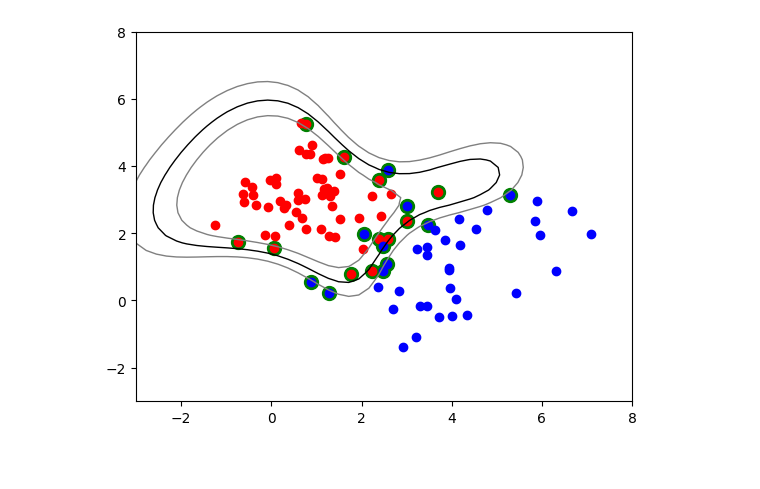
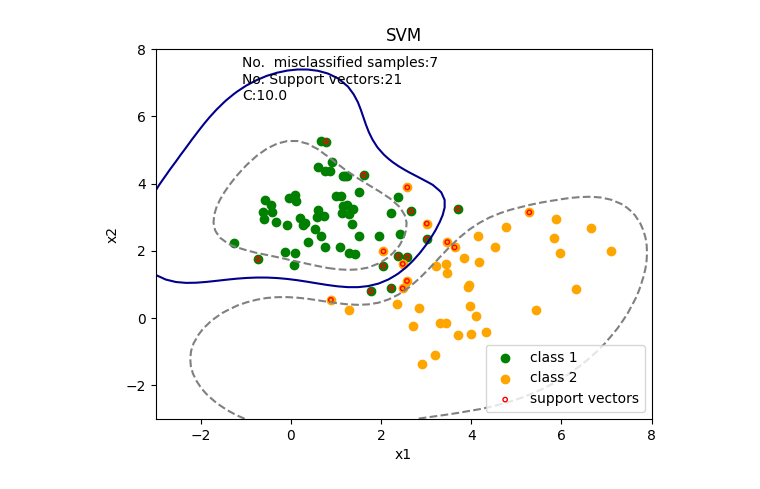
Before and after one commit to Alx-nder/ConvexOptimization_SupportVectorMachine, a Jupyter notebook: Radial basis function (non-linear separator)/test.ipynb, the cells around one changed output. Drawn from its saved outputs; the diff is of its cells as text; code cells hidden in the pictures; blank space fills up the shorter version.

Commit message:
pyplot annotate

```diff
--- a/Radial basis function (non-linear separator)/test.ipynb
+++ b/Radial basis function (non-linear separator)/test.ipynb
@@ -11,7 +11,7 @@ def gaussian_kernel(x, y, sigma=1.75):
 
 class SVM(object):
 
-    def __init__(self, kernel=gaussian_kernel, C=100.0):
+    def __init__(self, kernel=gaussian_kernel, C=10.0):
         self.kernel = kernel
         self.C = C
 
@@ -31,7 +31,6 @@ class SVM(object):
         A = cvxopt.matrix(y.reshape(1,-1)*1.0)
         b = cvxopt.matrix(0.0)
 
-
         # solve QP problem
         solution = cvxopt.solvers.qp(P, q, G, h, A, b)
 
@@ -44,8 +43,6 @@ class SVM(object):
         self.lambdas = lambdas[sv]
         self.sv = X[sv]
         self.sv_y = y[sv]
-
-        print("%d support vectors out of %d points" % (len(self.lambdas), n_samples))
 
         # Offset
         self.b = 0
@@ -79,7 +76,6 @@ if __name__ == "__main__":
         df=df.set_axis(['x1', 'x2', 'class'], axis='columns')
         c1=df.where(df['class']==1).dropna()[['x1','x2']].values
         c2=df.where(df['class']==-1).dropna()[['x1','x2']].values
-        X=df[['x1','x2']].values
         y=df[['class']].values
         return c1, y[:len(c1)], c2, y[len(c1):]
 
@@ -93,47 +89,29 @@ if __name__ == "__main__":
         y_test = np.hstack((y1.flatten(), y2.flatten()))
         return X_test, y_test
 
-    def plot_margin(X1_train, X2_train, clf):
-        def f(x, w, b, c=0):
-            # given x, return y such that [x,y] in on the line
-            # w.x + b = c
-            return (-w[0] * x - b + c) / w[1]
-
-        plt.plot(X1_train[:,0], X1_train[:,1], "ro")
-        plt.plot(X2_train[:,0], X2_train[:,1], "bo")
-        plt.scatter(clf.sv[:,0], clf.sv[:,1], s=100, c="g")
-
-        # w.x + b = 0
-        a0 = -4; a1 = f(a0, clf.w, clf.b)
-        b0 = 4; b1 = f(b0, clf.w, clf.b)
-        plt.plot([a0,b0], [a1,b1], "k")
-
-        # w.x + b = 1
-        a0 = -4; a1 = f(a0, clf.w, clf.b, 1)
-        b0 = 4; b1 = f(b0, clf.w, clf.b, 1)
-        plt.plot([a0,b0], [a1,b1], "k--")
-
-        # w.x + b = -1
-        a0 = -4; a1 = f(a0, clf.w, clf.b, -1)
-        b0 = 4; b1 = f(b0, clf.w, clf.b, -1)
-        plt.plot([a0,b0], [a1,b1], "k--")
-
-        plt.axis("tight")
-        plt.show()
 
     def plot_contour(X1_train, X2_train, clf):
-        plt.plot(X1_train[:,0], X1_train[:,1], "ro")
-        plt.plot(X2_train[:,0], X2_train[:,1], "bo")
-        plt.scatter(clf.sv[:,0], clf.sv[:,1], s=100, c="g")
+
+        plt.scatter(X1_train[:,0], X1_train[:,1], c='green',label='class 1')
+        plt.scatter(X2_train[:,0], X2_train[:,1], c='orange', label='class 2')
+
+        # support vectors
+        plt.scatter(clf.sv[:,0], clf.sv[:,1], s=10, facecolors='none', edgecolors='r',label='support vectors')
 
         X1, X2 = np.meshgrid(np.linspace(-3,8,50), np.linspace(-3,8,50))
         X = np.array([[x1, x2] for x1, x2 in zip(np.ravel(X1), np.ravel(X2))])
         Z = clf.project(X).reshape(X1.shape)
-        plt.contour(X1, X2, Z, [0.0], colors='k', linewidths=1, origin='lower')
-        plt.contour(X1, X2, Z + 1, [0.0], colors='grey', linewidths=1, origin='lower')
-        plt.contour(X1, X2, Z - 1, [0.0], colors='grey', linewidths=1, origin='lower')
+        plt.contour(X1, X2, Z, [0.0], colors='darkblue', labels='decision boundary')
+        plt.contour(X1, X2, Z + 1, [0.0], colors='grey', linestyles='--')
+        plt.contour(X1, X2, Z - 1, [0.0], colors='grey', linestyles='--')
 
-        plt.axis("tight")
+        plt.annotate(f'No. Support vectors:{len(clf.sv)} \nC:{clf.C}', xy=(2,4), xycoords='data',
+            xytext=(-100,60), textcoords='offset points')
+
+        plt.title("SVM")
+        plt.xlabel("x1")
+        plt.ylabel("x2")
+        plt.legend(loc="lower right")
         plt.show()
 
     def test_non_linear():
@@ -146,7 +124,9 @@ if __name__ == "__main__":
 
         y_predict = clf.predict(X_test)
         correct = np.sum(y_predict == y_test)
-        print("%d out of %d predictions correct" % (correct, len(y_predict)))
+
+        plt.annotate(f'No.  misclassified samples:{len(y_predict)-correct}', xy=(2,5), xycoords='data',
+            xytext=(-100,60), textcoords='offset points')
 
         plot_contour(X_train[y_train==1], X_train[y_train==-1], clf)
 
@@ -172 +149 @@ Optimal solution found.
-[figure, old version]
+[figure, new version]
```
Also changed, not shown: parts of 1 cell of this notebook.
